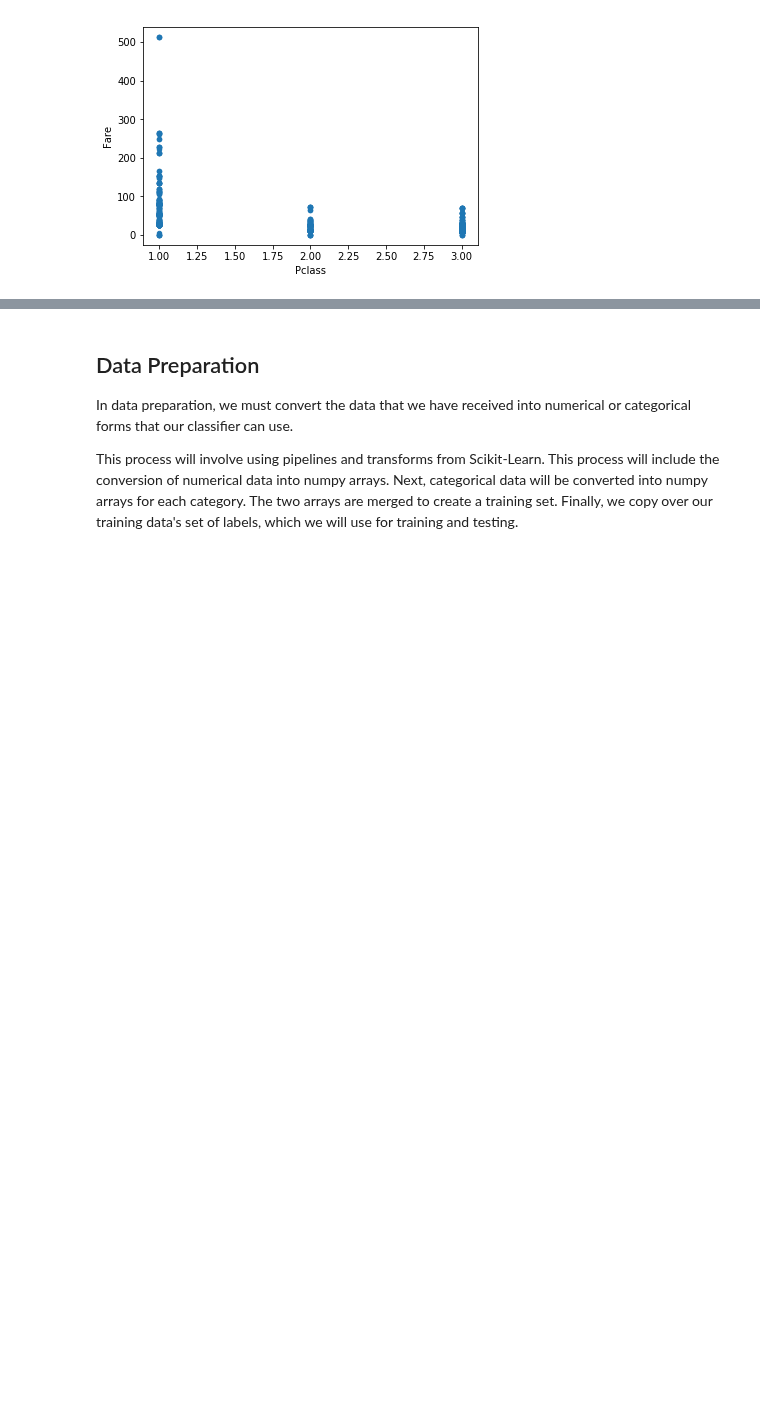
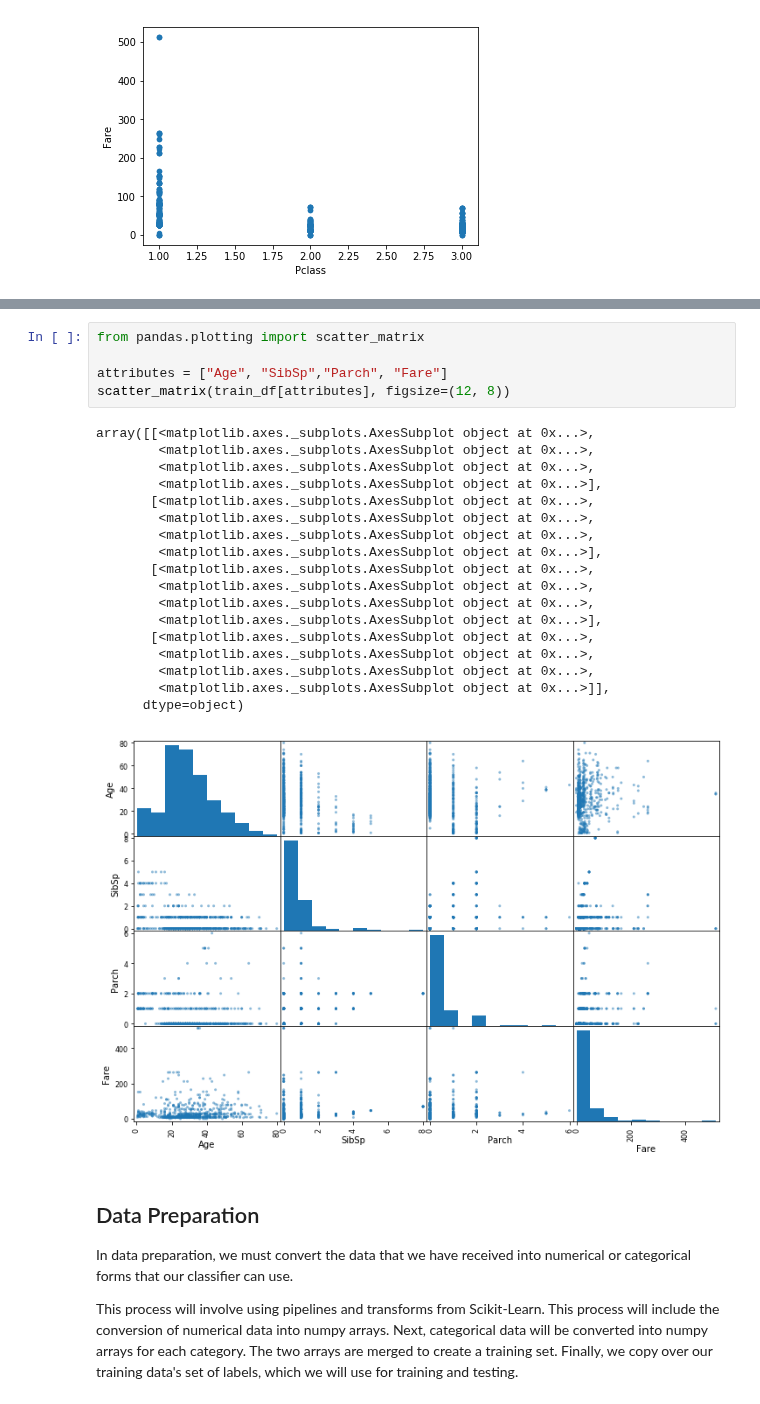
Before and after one commit to richss/cs455-ml-demos, a Jupyter notebook: TitanicDemo.ipynb, the cells around one changed output, grey strips where cells are left out. Cells and saved outputs as stored; diff of their text form; blank space fills up the shorter version.

```diff
--- a/TitanicDemo.ipynb
+++ b/TitanicDemo.ipynb
@@ -198,3 +198,27 @@ survivors_df['Pclass'].value_counts().plot(kind="bar")
+# %%
+from pandas.plotting import scatter_matrix
+
+attributes = ["Age", "SibSp","Parch", "Fare"]
+scatter_matrix(train_df[attributes], figsize=(12, 8))
+# %% [output]
+array([[<matplotlib.axes._subplots.AxesSubplot object at 0x...>,
+        <matplotlib.axes._subplots.AxesSubplot object at 0x...>,
+        <matplotlib.axes._subplots.AxesSubplot object at 0x...>,
+        <matplotlib.axes._subplots.AxesSubplot object at 0x...>],
+       [<matplotlib.axes._subplots.AxesSubplot object at 0x...>,
+        <matplotlib.axes._subplots.AxesSubplot object at 0x...>,
+        <matplotlib.axes._subplots.AxesSubplot object at 0x...>,
+        <matplotlib.axes._subplots.AxesSubplot object at 0x...>],
+       [<matplotlib.axes._subplots.AxesSubplot object at 0x...>,
+        <matplotlib.axes._subplots.AxesSubplot object at 0x...>,
+        <matplotlib.axes._subplots.AxesSubplot object at 0x...>,
+        <matplotlib.axes._subplots.AxesSubplot object at 0x...>],
+       [<matplotlib.axes._subplots.AxesSubplot object at 0x...>,
+        <matplotlib.axes._subplots.AxesSubplot object at 0x...>,
+        <matplotlib.axes._subplots.AxesSubplot object at 0x...>,
+        <matplotlib.axes._subplots.AxesSubplot object at 0x...>]],
+      dtype=object)
+[figure, added]
 # %% [markdown]
 ## Data Preparation
 
```
Also changed, not shown: parts of 8 cells of this notebook.
